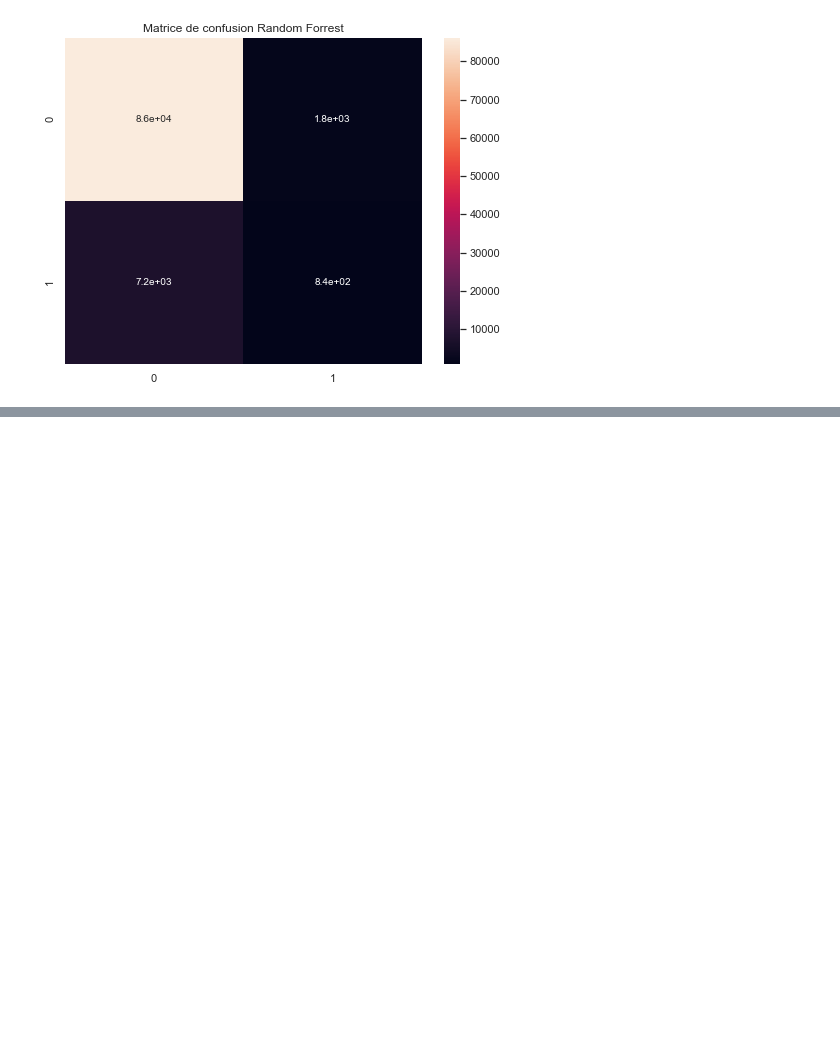
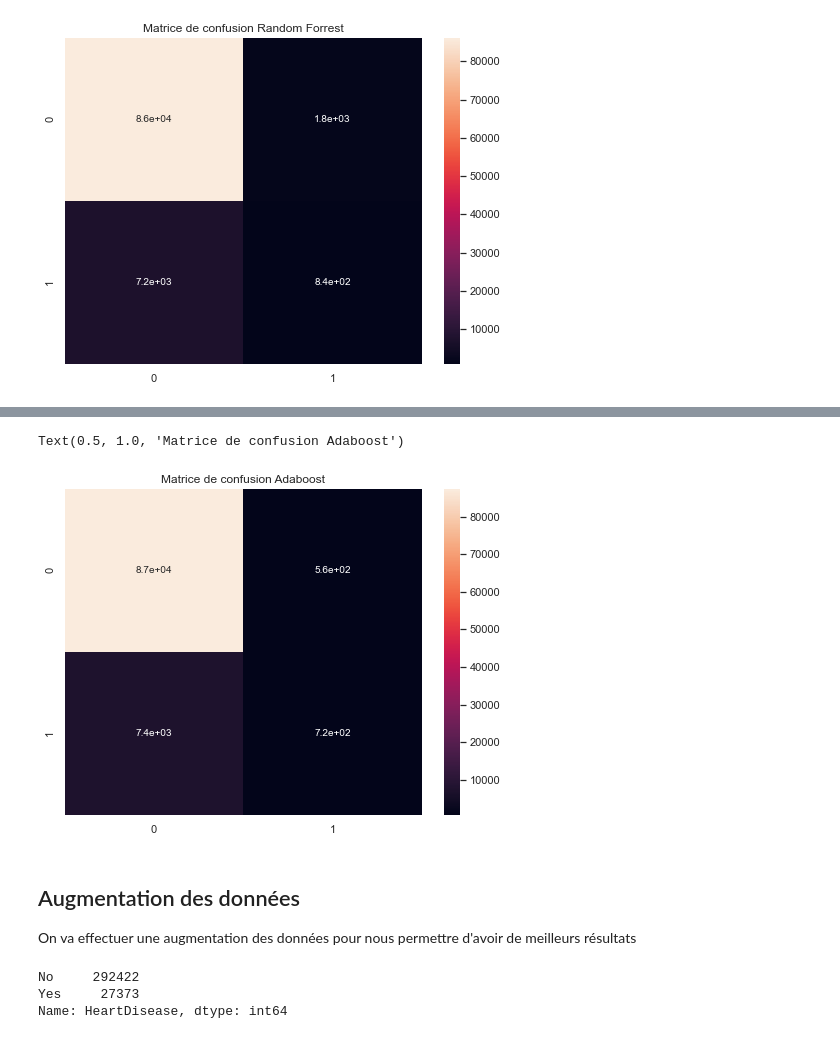
Before and after one commit to MohamedNennouche/Heart-disease, a Jupyter notebook: heart-notebook.ipynb, the cells around one changed output, grey strips where cells are left out. Saved outputs shown, nothing was run; the diff lists cells and outputs as text; code cells hidden in the pictures; blank space fills up the shorter version.

```diff
--- a/heart-notebook.ipynb
+++ b/heart-notebook.ipynb
@@ -218,0 +246,16 @@ On voit néanmoins que malgré les bons score, on voit que la classe la moins re
+# %%
+plt.figure(figsize=(8,6))
+sns.heatmap(metrics.confusion_matrix(etiq_test, ygradient), annot=True, annot_kws={"size": 10})
+plt.title("Matrice de confusion Adaboost")
+# %% [output]
+Text(0.5, 1.0, 'Matrice de confusion Adaboost')
+[figure, added]
+# %% [markdown]
+## Augmentation des données
+On va effectuer une augmentation des données pour nous permettre d'avoir de meilleurs résultats
+# %%
+data_heart['HeartDisease'].value_counts()
+# %% [output]
+No     292422
+Yes     27373
+Name: HeartDisease, dtype: int64
```
Also changed, not shown: parts of 23 cells of this notebook, 1 other file.
